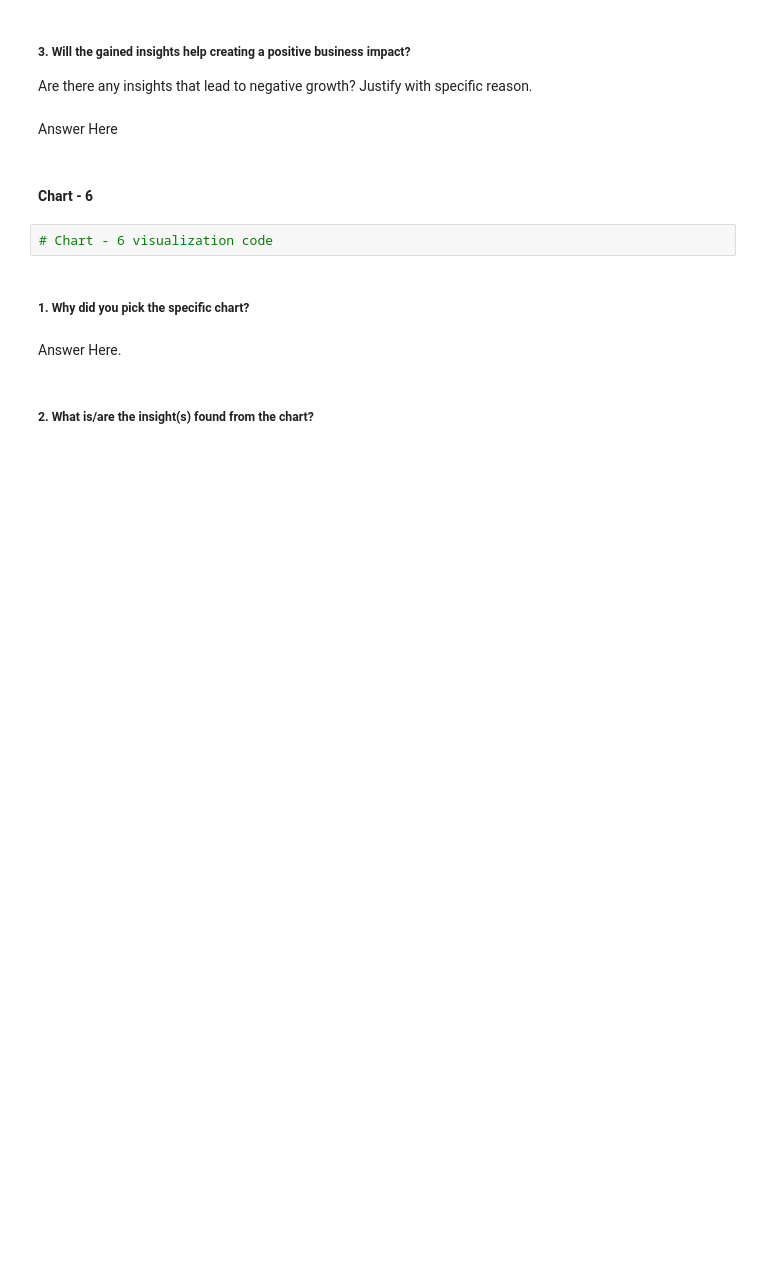
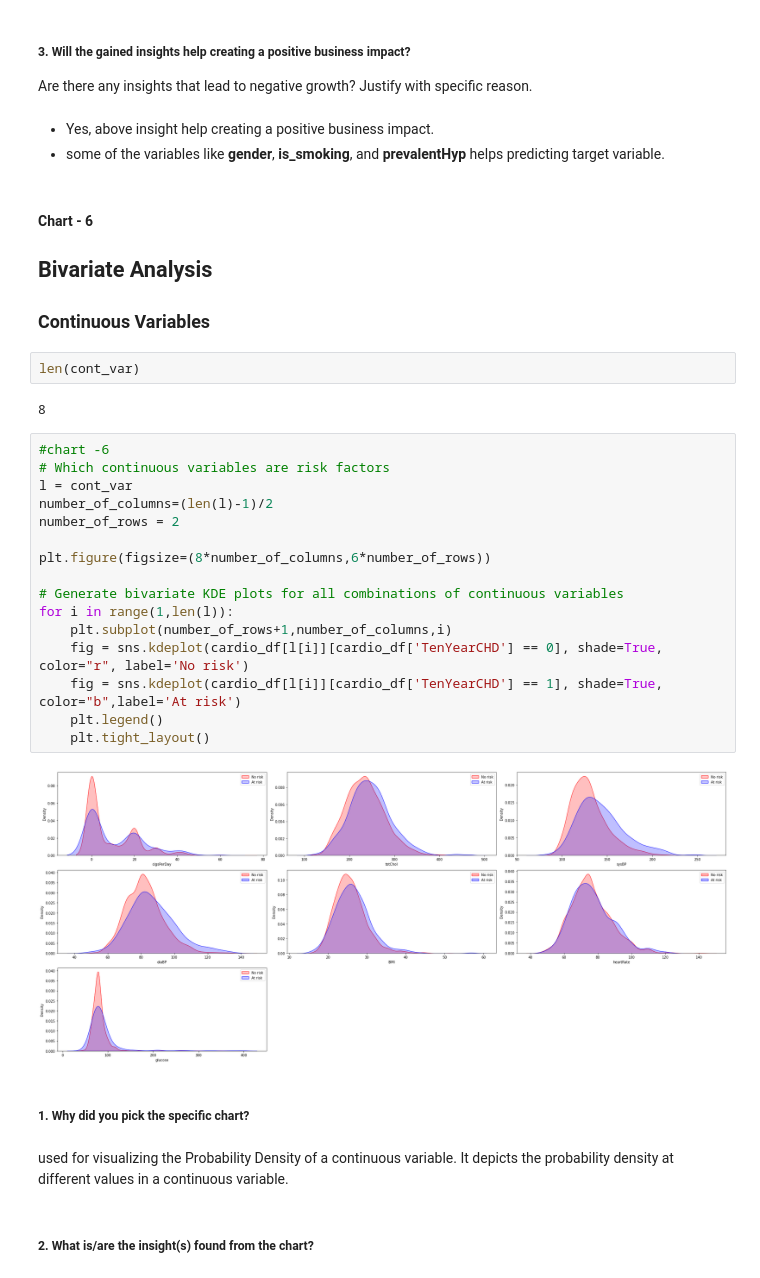
Before and after one commit to sakshantG/Cardiovascular_Risk_Prediction, a Jupyter notebook: Copy_of_Sample_ML_Submission_Template.ipynb, the cells around one changed output. Drawn from its saved outputs; the diff is of its cells as text; blank space fills up the shorter version.

```diff
--- a/Copy_of_Sample_ML_Submission_Template.ipynb
+++ b/Copy_of_Sample_ML_Submission_Template.ipynb
@@ -605,15 +677,40 @@ Answer Here
 # %% [markdown]
 ##### 3. Will the gained insights help creating a positive business impact?
 Are there any insights that lead to negative growth? Justify with specific reason.
-# %% [markdown]
-Answer Here
+# %% [markdown]
+* Yes, above insight help creating a positive business impact.
+* some of the variables like **gender**, **is_smoking**, and **prevalentHyp** helps predicting target variable.
 # %% [markdown]
 #### Chart - 6
+
+## **Bivariate Analysis**
+
+### **Continuous Variables**
-# %%
-# Chart - 6 visualization code
+# %%
+len(cont_var)
+# %% [output]
+8
+# %%
+#chart -6
+# Which continuous variables are risk factors
+l = cont_var
+number_of_columns=(len(l)-1)/2
+number_of_rows = 2
+
+plt.figure(figsize=(8*number_of_columns,6*number_of_rows))
+
+# Generate bivariate KDE plots for all combinations of continuous variables
+for i in range(1,len(l)):
+    plt.subplot(number_of_rows+1,number_of_columns,i)
+    fig = sns.kdeplot(cardio_df[l[i]][cardio_df['TenYearCHD'] == 0], shade=True, color="r", label='No risk')
+    fig = sns.kdeplot(cardio_df[l[i]][cardio_df['TenYearCHD'] == 1], shade=True, color="b",label='At risk')
+    plt.legend()
+    plt.tight_layout()
+# %% [output]
+[figure, added]
 # %% [markdown]
 ##### 1. Why did you pick the specific chart?
-# %% [markdown]
-Answer Here.
+# %% [markdown]
+used for visualizing the Probability Density of a continuous variable. It depicts the probability density at different values in a continuous variable.
 # %% [markdown]
 ##### 2. What is/are the insight(s) found from the chart?
```
Also changed, not shown: parts of 47 cells of this notebook.
